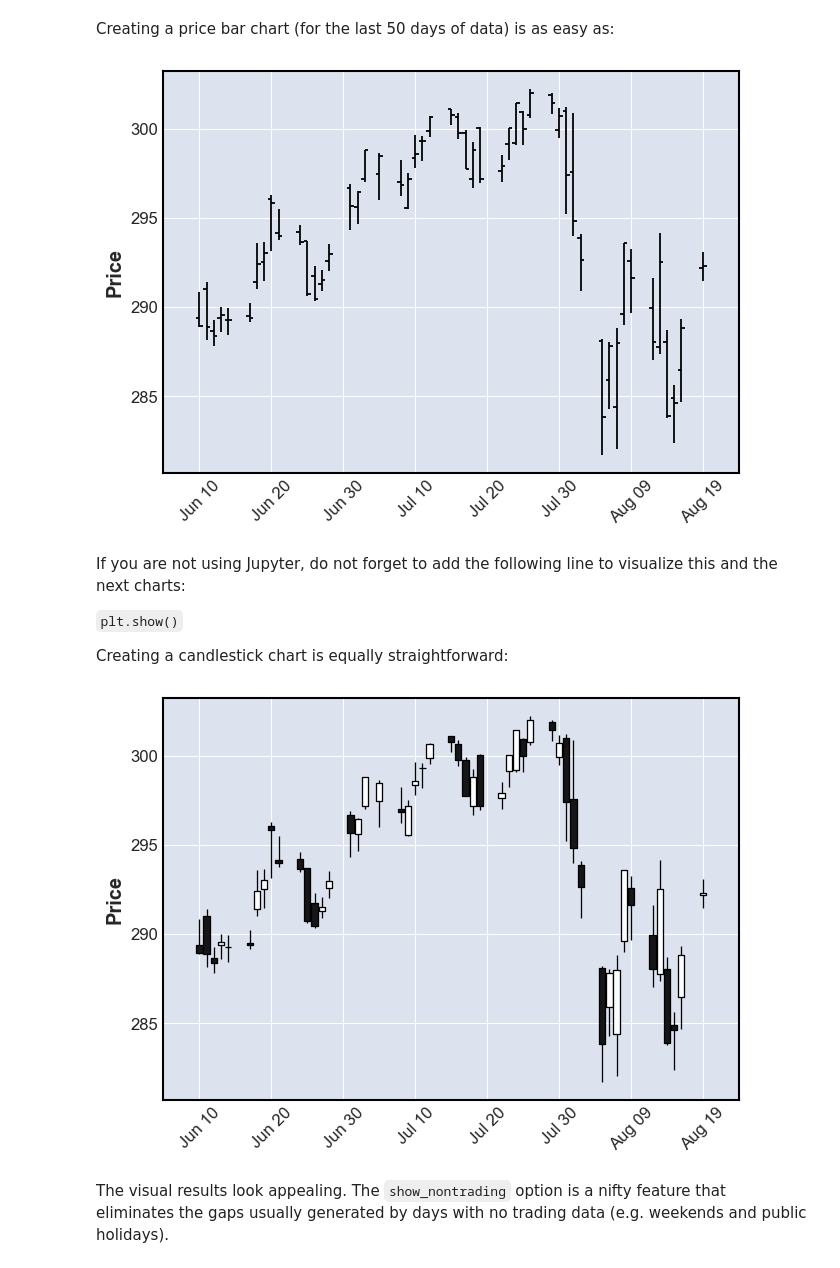
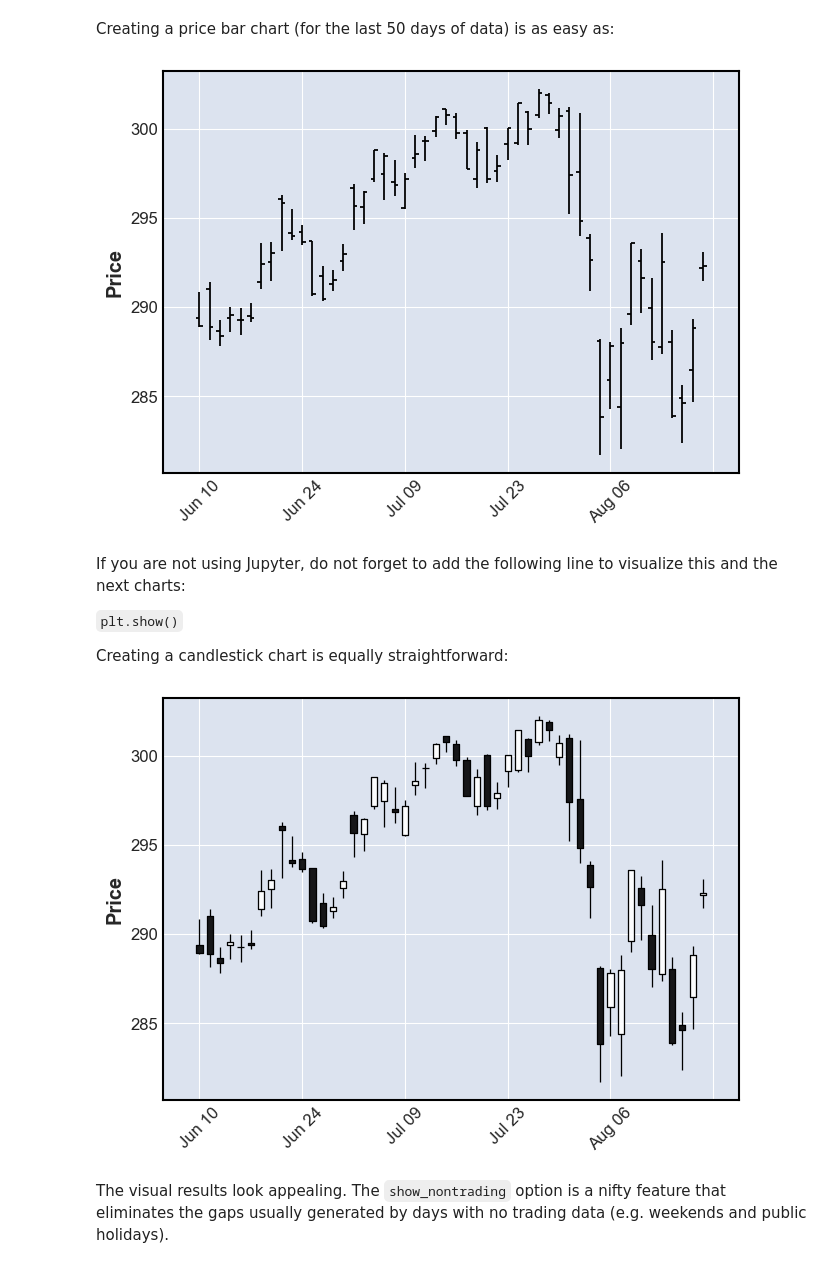
Before and after one commit to stebas101/TradingToolbox, a Jupyter notebook: TTB03 - Introducing OHLC charts.ipynb, the cells around one changed output. Saved outputs shown, nothing was run; the diff lists cells and outputs as text; code cells hidden in the pictures.

```diff
--- a/TTB03 - Introducing OHLC charts.ipynb
+++ b/TTB03 - Introducing OHLC charts.ipynb
@@ -69,9 +69,9 @@ import mplfinance as mpf
 # %% [markdown]
 Creating a price bar chart (for the last 50 days of data) is as easy as:
 # %%
-mpf.plot(data[-50:], show_nontrading = True)
+mpf.plot(data[-50:], show_nontrading = False)
 # %% [output]
-[figure, old version]
+[figure, new version]
 # %% [markdown]
 If you are not using Jupyter, do not forget to add the following line to visualize this and the next charts:
 
@@ -79,9 +79,9 @@ If you are not using Jupyter, do not forget to add the following line to visuali
 
 Creating a candlestick chart is equally straightforward:
 # %%
-mpf.plot(data[-50:], type='candlestick', show_nontrading = True)
+mpf.plot(data[-50:], type='candlestick', show_nontrading = False)
 # %% [output]
-[figure, old version]
+[figure, new version]
 # %% [markdown]
 The visual results look appealing. The `show_nontrading` option is a nifty feature that eliminates the gaps usually generated by days with no trading data (e.g. weekends and public holidays).
 # %% [markdown]
```
